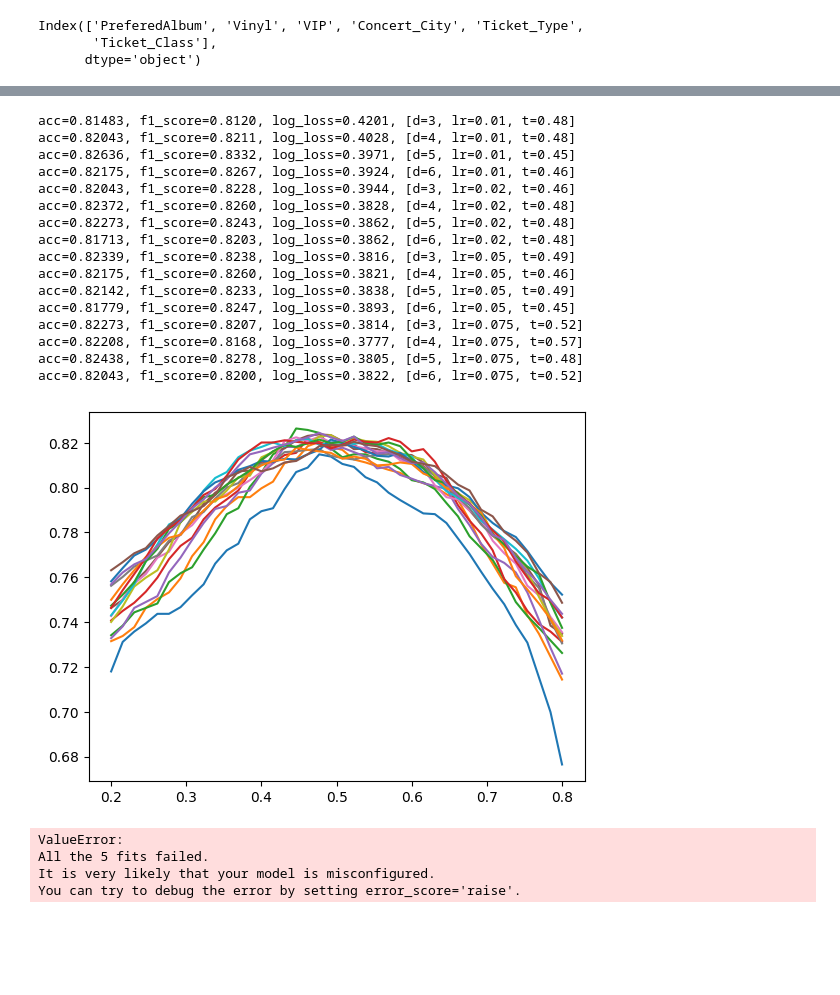
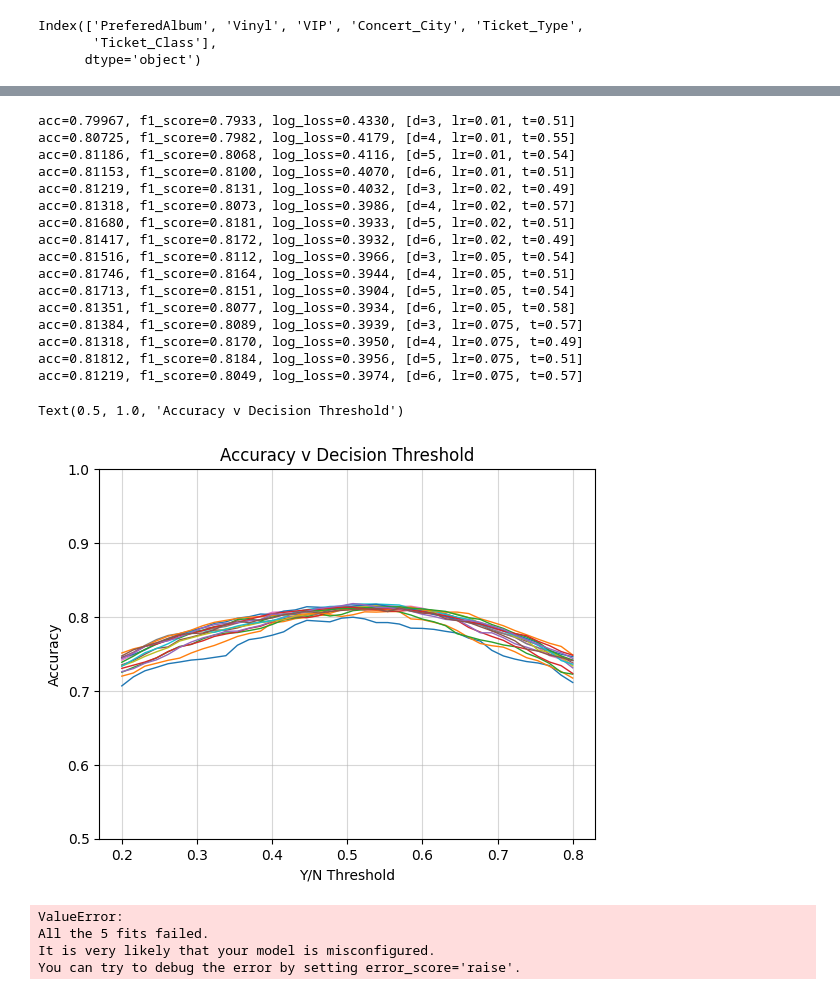
Before and after one commit to peter-clark/intro-to-ml, a Jupyter notebook: pipeline.ipynb, the cells around one changed output, grey strips where cells are left out. Drawn from its saved outputs; the diff is of its cells as text; code cells hidden in the pictures; blank space fills up the shorter version.

Commit message:
presentation time commit

```diff
--- a/pipeline.ipynb
+++ b/pipeline.ipynb
@@ -497,7 +590,7 @@ Index(['PreferedAlbum', 'Vinyl', 'VIP', 'Concert_City', 'Ticket_Type',
 
 
 # Prepare training data -> split training set into (70% / 15% / 15%) #
-X_cat=data_cat.drop(columns=["Id","FreePass", "AvgTime", 'VIP', 'consumeD', 'logDrinks', 'logFood', 'consumeF', 'Concert_Duration', 'isAdult', 'Opinion_Polarity'])
+X_cat=data_cat.drop(columns=["Id","FreePass", "AvgTime", 'VIP', 'consumeD', 'Drinks', 'Food', 'consumeF', 'Concert_Duration', 'isAdult', 'Opinion_Polarity'])
 IDs_cat=data_cat["Id"]
 categorical_cols = [
     "PreferedAlbum",
@@ -521,7 +614,7 @@ Y_cat=data_cat["FreePass"]
 IDs=data_cat["Id"]
 
 data_test_IDs = data_test_cat["Id"]
-X_test_ext = data_test_cat.drop(columns=["Id", "AvgTime", 'VIP', 'consumeD', 'logDrinks', 'logFood', 'consumeF', 'Concert_Duration', 'isAdult', 'Opinion_Polarity'])
+X_test_ext = data_test_cat.drop(columns=["Id", "AvgTime", 'VIP', 'consumeD', 'Drinks', 'Food', 'consumeF', 'Concert_Duration', 'isAdult', 'Opinion_Polarity'])
 
 # 100 -> 70/30 #
 X_train_cat, X_test_cat, Y_train_cat, Y_test_cat, ID_train_cat, ID_test_cat = train_test_split(
@@ -594,27 +687,37 @@ metrics_by_lr=np.asarray(metrics_by_lr)
 # %%
+fig,ax=plt.subplots()
 for i_lr, lr in enumerate(learning_rates):
     for i_d, d in enumerate(depths):
         run=metrics_by_lr[i_lr, i_d].T[1]
-        plt.plot(thresholds, run, label=f"lr={lr}, depth={d}")
+        roc=metrics_by_lr[i_lr, i_d].T[0]
+        #ll=metrics_by_lr[i_lr, i_d].T[2]
+        ax.plot(thresholds, run, label=f"lr={lr}, depth={d}", linestyle="-", linewidth=1)
+        #ax.plot(thresholds, ll, label=f"lr={lr}, depth={d}", linestyle="--", linewidth=1)
         print(f"acc={run.max():.5f}, f1_score={metrics_by_lr[i_lr, i_d].T[3][np.argmax(run)]:.4f}, log_loss={metrics_by_lr[i_lr, i_d].T[2][np.argmax(run)]:.4f}, [d={d}, lr={lr}, t={thresholds[np.argmax(run)]:.2f}]")
+ax.set_xlabel("Y/N Threshold")
+ax.set_ylabel("Accuracy")
+ax.set_ylim([0.5,1])
+ax.grid(alpha=0.5)
+ax.set_title("Accuracy v Decision Threshold")
 # %% [output]
-acc=0.81483, f1_score=0.8120, log_loss=0.4201, [d=3, lr=0.01, t=0.48]
-acc=0.82043, f1_score=0.8211, log_loss=0.4028, [d=4, lr=0.01, t=0.48]
-acc=0.82636, f1_score=0.8332, log_loss=0.3971, [d=5, lr=0.01, t=0.45]
-acc=0.82175, f1_score=0.8267, log_loss=0.3924, [d=6, lr=0.01, t=0.46]
-acc=0.82043, f1_score=0.8228, log_loss=0.3944, [d=3, lr=0.02, t=0.46]
-acc=0.82372, f1_score=0.8260, log_loss=0.3828, [d=4, lr=0.02, t=0.48]
-acc=0.82273, f1_score=0.8243, log_loss=0.3862, [d=5, lr=0.02, t=0.48]
-acc=0.81713, f1_score=0.8203, log_loss=0.3862, [d=6, lr=0.02, t=0.48]
-acc=0.82339, f1_score=0.8238, log_loss=0.3816, [d=3, lr=0.05, t=0.49]
-acc=0.82175, f1_score=0.8260, log_loss=0.3821, [d=4, lr=0.05, t=0.46]
-acc=0.82142, f1_score=0.8233, log_loss=0.3838, [d=5, lr=0.05, t=0.49]
-acc=0.81779, f1_score=0.8247, log_loss=0.3893, [d=6, lr=0.05, t=0.45]
-acc=0.82273, f1_score=0.8207, log_loss=0.3814, [d=3, lr=0.075, t=0.52]
-acc=0.82208, f1_score=0.8168, log_loss=0.3777, [d=4, lr=0.075, t=0.57]
-acc=0.82438, f1_score=0.8278, log_loss=0.3805, [d=5, lr=0.075, t=0.48]
-acc=0.82043, f1_score=0.8200, log_loss=0.3822, [d=6, lr=0.075, t=0.52]
+acc=0.79967, f1_score=0.7933, log_loss=0.4330, [d=3, lr=0.01, t=0.51]
+acc=0.80725, f1_score=0.7982, log_loss=0.4179, [d=4, lr=0.01, t=0.55]
+acc=0.81186, f1_score=0.8068, log_loss=0.4116, [d=5, lr=0.01, t=0.54]
+acc=0.81153, f1_score=0.8100, log_loss=0.4070, [d=6, lr=0.01, t=0.51]
+acc=0.81219, f1_score=0.8131, log_loss=0.4032, [d=3, lr=0.02, t=0.49]
+acc=0.81318, f1_score=0.8073, log_loss=0.3986, [d=4, lr=0.02, t=0.57]
+acc=0.81680, f1_score=0.8181, log_loss=0.3933, [d=5, lr=0.02, t=0.51]
+acc=0.81417, f1_score=0.8172, log_loss=0.3932, [d=6, lr=0.02, t=0.49]
+acc=0.81516, f1_score=0.8112, log_loss=0.3966, [d=3, lr=0.05, t=0.54]
+acc=0.81746, f1_score=0.8164, log_loss=0.3944, [d=4, lr=0.05, t=0.51]
+acc=0.81713, f1_score=0.8151, log_loss=0.3904, [d=5, lr=0.05, t=0.54]
+acc=0.81351, f1_score=0.8077, log_loss=0.3934, [d=6, lr=0.05, t=0.58]
+acc=0.81384, f1_score=0.8089, log_loss=0.3939, [d=3, lr=0.075, t=0.57]
+acc=0.81318, f1_score=0.8170, log_loss=0.3950, [d=4, lr=0.075, t=0.49]
+acc=0.81812, f1_score=0.8184, log_loss=0.3956, [d=5, lr=0.075, t=0.51]
+acc=0.81219, f1_score=0.8049, log_loss=0.3974, [d=6, lr=0.075, t=0.57]
+Text(0.5, 1.0, 'Accuracy v Decision Threshold')
-[figure, old version]
+[figure, new version]
 # %%
 # Prepare training data -> split training set into (70% / 15% / 15%) #
 X=data.drop(columns=["Id","FreePass", "AvgTime", 'FoodRate', 'DrinkRate','Ticket_Type', 'isAdult',
```
Also changed, not shown: parts of 8 cells of this notebook.
